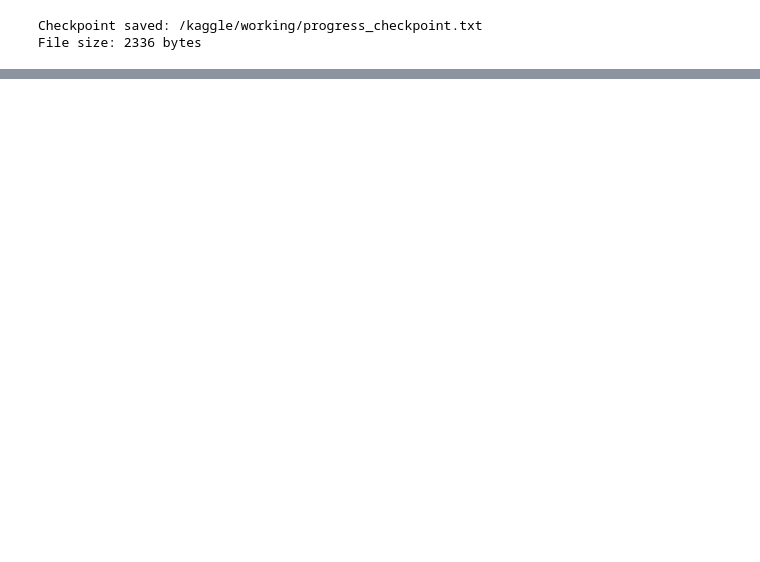
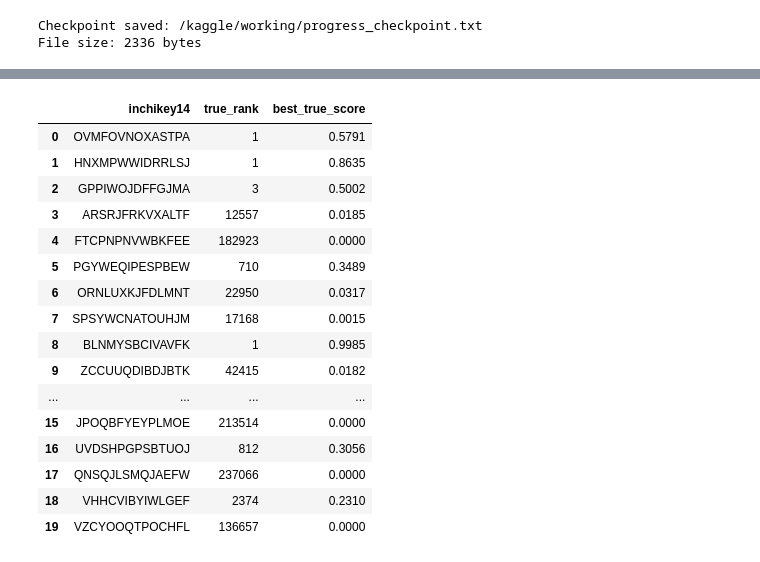
Before and after one commit to Denaj254/enveda-casmi-2026, a Jupyter notebook: enveda-casmi-2026-competition-page.ipynb, the cells around one changed output, grey strips where cells are left out. Saved outputs shown, nothing was run; the diff lists cells and outputs as text; code cells hidden in the pictures; blank space fills up the shorter version.

```diff
--- a/enveda-casmi-2026-competition-page.ipynb
+++ b/enveda-casmi-2026-competition-page.ipynb
@@ -3295,0 +3958,19 @@ File size: 2336 bytes
+# %%
+all_reference_bins = set()
+total_reference_features = 0
+
+for mzs, intensities in zip(
+    refs_all["ms2_mzs"],
+    refs_all["ms2_normalized_intensities"]
+):
+    features = spectrum_to_dict(mzs, intensities)
+    all_reference_bins.update(features.keys())
+    total_reference_features += len(features)
+
+print("Reference identities:", len(refs_all))
+print("Distinct fragment bins:", len(all_reference_bins))
+print("Total non-zero feature entries:", total_reference_features)
+print(
+    "Average non-zero features per identity:",
+    round(total_reference_features / len(refs_all), 2)
+)
@@ -3295,0 +4170,57 @@ File size: 2336 bytes
+# %%
+validation_results = []
+
+for _, query in validation_sample.head(20).iterrows():
+    query_features = spectrum_to_dict(
+        query["ms2_mzs"],
+        query["ms2_normalized_intensities"]
+    )
+
+    query_bins = np.array(list(query_features.keys()), dtype=np.int32)
+    query_values = np.array(list(query_features.values()), dtype=np.float32)
+
+    query_vector = csr_matrix(
+        (
+            query_values,
+            (np.zeros(len(query_bins), dtype=np.int32), query_bins)
+        ),
+        shape=(1, 50001),
+        dtype=np.float32
+    )
+
+    query_vector = normalize(query_vector, norm="l2", axis=1)
+    scores = (X_reference @ query_vector.T).toarray().ravel()
+
+    true_identity = query["inchikey14"]
+    true_positions = np.flatnonzero(
+        refs_all["inchikey14"].to_numpy() == true_identity
+    )
+
+    if len(true_positions):
+        best_true_score = scores[true_positions].max()
+        true_rank = int(1 + np.sum(scores > best_true_score))
+    else:
+        true_rank = None
+
+    validation_results.append({
+        "inchikey14": true_identity,
+        "true_rank": true_rank,
+        "best_true_score": (
+            round(float(best_true_score), 4)
+            if len(true_positions) else None
+        )
+    })
+
+validation_results_df = pd.DataFrame(validation_results)
+
+print("Queries evaluated:", len(validation_results_df))
+print(
+    "Correct identity in top 25:",
+    (validation_results_df["true_rank"] <= 25).sum(),
+    "/",
+    len(validation_results_df)
+)
+print("Median rank:", validation_results_df["true_rank"].median())
+
+display(validation_results_df)
+# %% [output]
@@ -3295,0 +4230,17 @@ File size: 2336 bytes
+|  | inchikey14 | true_rank | best_true_score |
+| 0 | OVMFOVNOXASTPA | 1 | 0.5791 |
+| 1 | HNXMPWWIDRRLSJ | 1 | 0.8635 |
+| 2 | GPPIWOJDFFGJMA | 3 | 0.5002 |
+| 3 | ARSRJFRKVXALTF | 12557 | 0.0185 |
+| 4 | FTCPNPNVWBKFEE | 182923 | 0.0000 |
+| 5 | PGYWEQIPESPBEW | 710 | 0.3489 |
+| 6 | ORNLUXKJFDLMNT | 22950 | 0.0317 |
+| 7 | SPSYWCNATOUHJM | 17168 | 0.0015 |
+| 8 | BLNMYSBCIVAVFK | 1 | 0.9985 |
+| 9 | ZCCUUQDIBDJBTK | 42415 | 0.0182 |
+| ... | ... | ... | ... |
+| 15 | JPOQBFYEYPLMOE | 213514 | 0.0000 |
+| 16 | UVDSHPGPSBTUOJ | 812 | 0.3056 |
+| 17 | QNSQJLSMQJAEFW | 237066 | 0.0000 |
+| 18 | VHHCVIBYIWLGEF | 2374 | 0.2310 |
+| 19 | VZCYOOQTPOCHFL | 136657 | 0.0000 |
```
Also changed, not shown: parts of 124 cells of this notebook.
